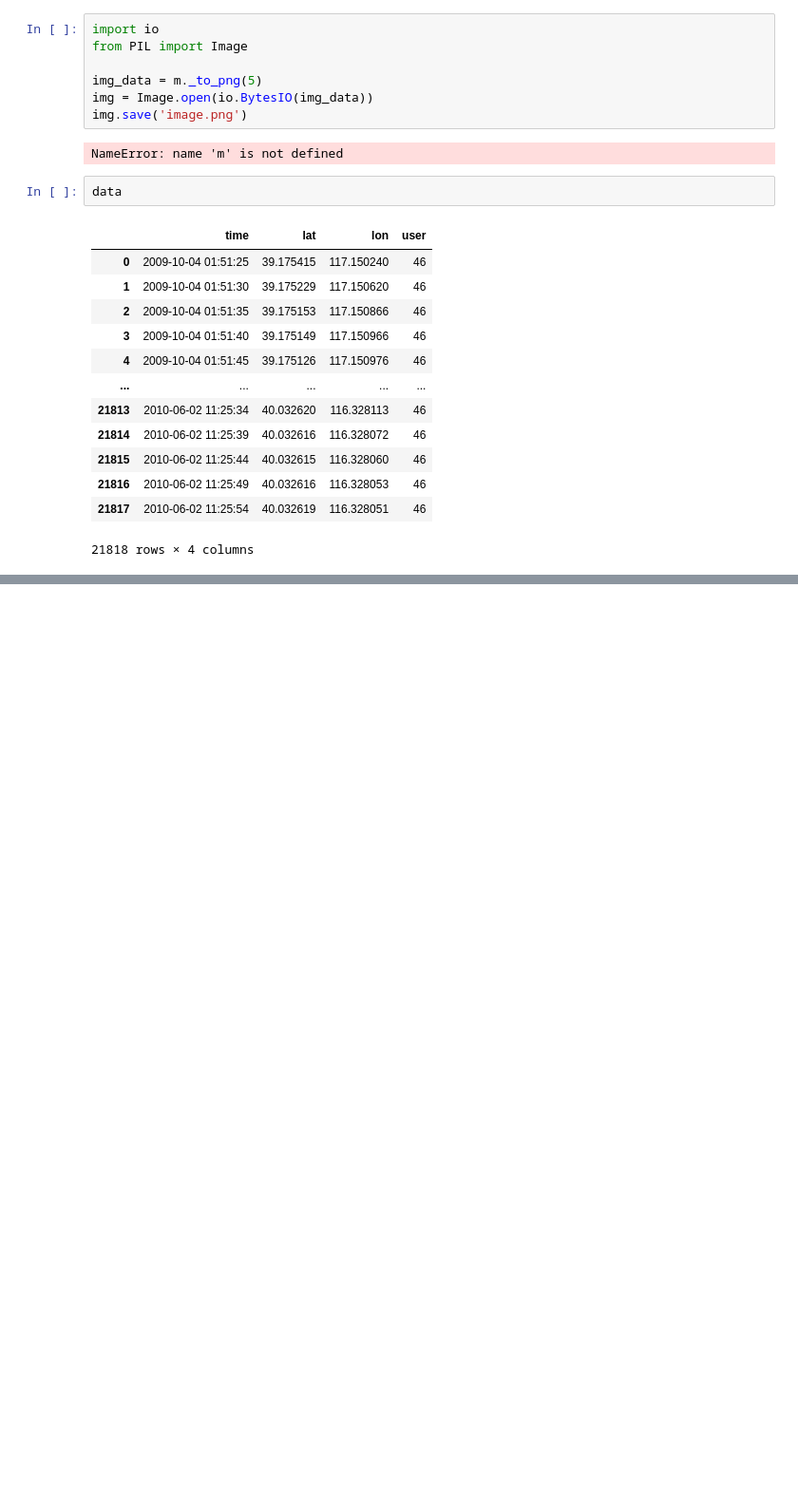
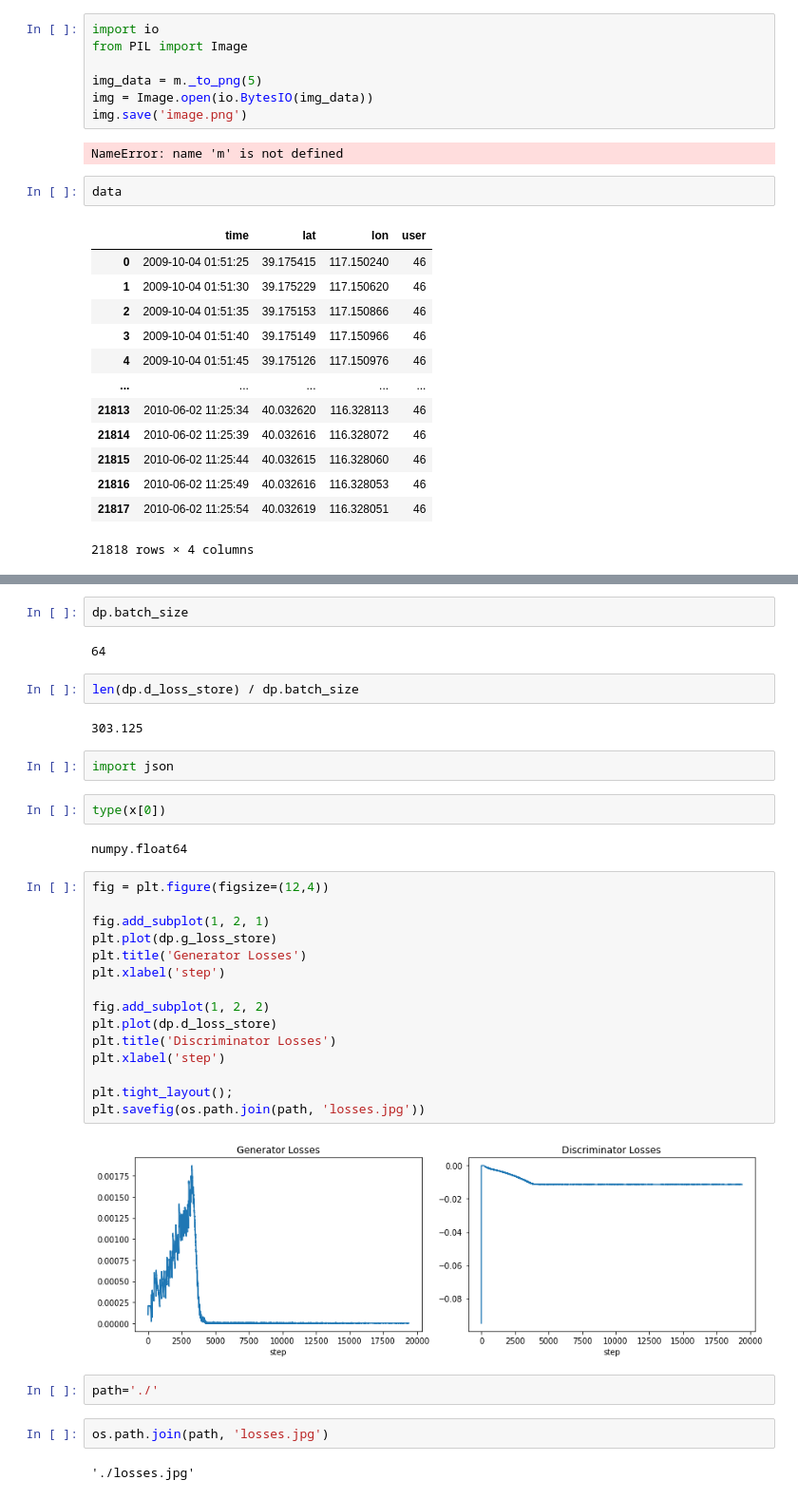
Before and after one commit to GabrielPila/skmob_mmc_mobility, a Jupyter notebook: notebooks/tmp_nb.ipynb, the cells around one changed output, grey strips where cells are left out. Shown at 95% size. Saved outputs shown, nothing was run; the diff lists cells and outputs as text; blank space fills up the shorter version.

```diff
--- a/notebooks/tmp_nb.ipynb
+++ b/notebooks/tmp_nb.ipynb
@@ -136,0 +460,37 @@ data
+# %%
+dp.batch_size
+# %% [output]
+64
+# %%
+len(dp.d_loss_store) / dp.batch_size
+# %% [output]
+303.125
+# %%
+import json
+# %%
+type(x[0])
+# %% [output]
+numpy.float64
+# %%
+fig = plt.figure(figsize=(12,4))
+
+fig.add_subplot(1, 2, 1)
+plt.plot(dp.g_loss_store)
+plt.title('Generator Losses')
+plt.xlabel('step')
+
+fig.add_subplot(1, 2, 2)
+plt.plot(dp.d_loss_store)
+plt.title('Discriminator Losses')
+plt.xlabel('step')
+
+plt.tight_layout();
+plt.savefig(os.path.join(path, 'losses.jpg'))
+# %% [output]
+[figure, added]
+# %%
+path='./'
+# %%
+os.path.join(path, 'losses.jpg')
+# %% [output]
+'./losses.jpg'
```
Also changed, not shown: parts of 48 cells of this notebook, 11 other files.
